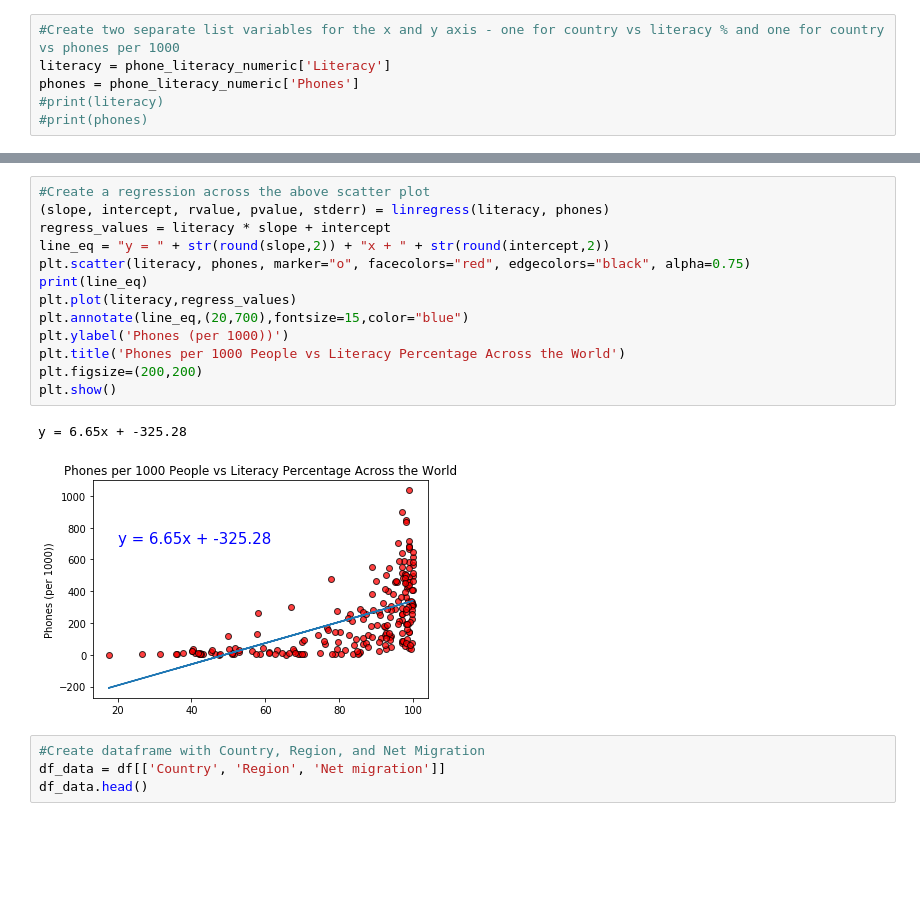
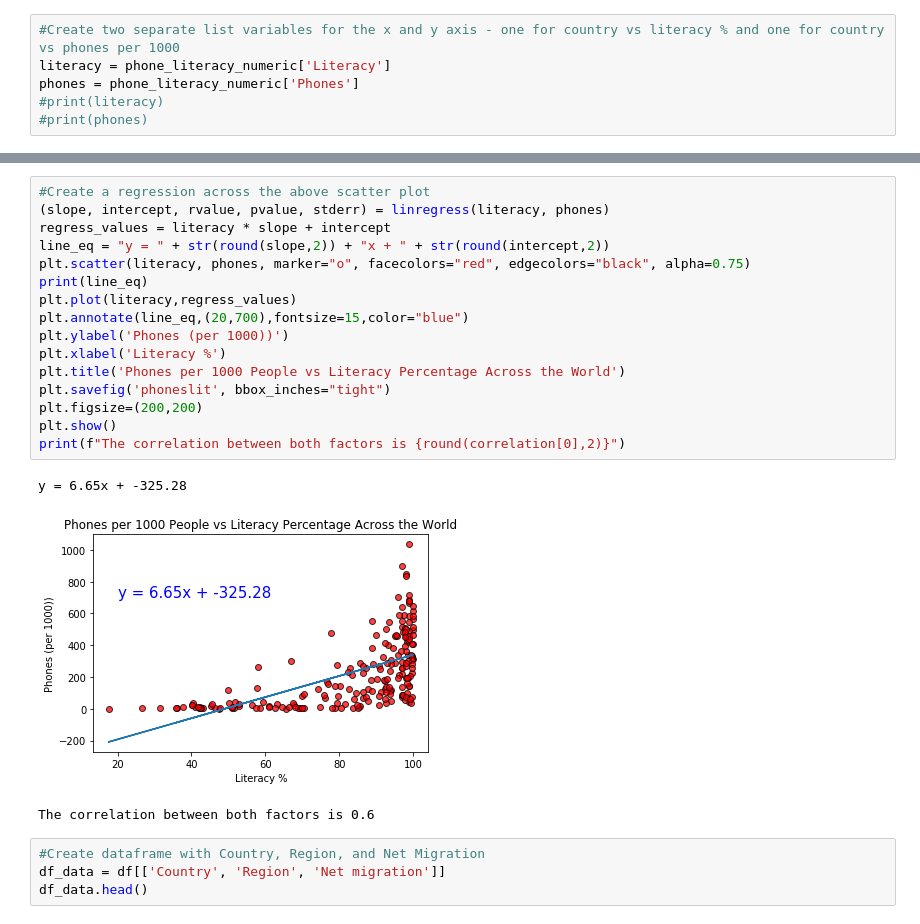
Before and after one commit to juliedundas/Country-Analysis, a Jupyter notebook: Project_1/project_1.ipynb, the cells around one changed output, grey strips where cells are left out. Cells and saved outputs as stored; diff of their text form; blank space fills up the shorter version.

```diff
--- a/Project_1/project_1.ipynb
+++ b/Project_1/project_1.ipynb
@@ -95,19 +111,23 @@ plt.show()
 # %%
 #Create a regression across the above scatter plot
 (slope, intercept, rvalue, pvalue, stderr) = linregress(literacy, phones)
 regress_values = literacy * slope + intercept
 line_eq = "y = " + str(round(slope,2)) + "x + " + str(round(intercept,2))
 plt.scatter(literacy, phones, marker="o", facecolors="red", edgecolors="black", alpha=0.75)
 print(line_eq)
 plt.plot(literacy,regress_values)
 plt.annotate(line_eq,(20,700),fontsize=15,color="blue")
 plt.ylabel('Phones (per 1000))')
+plt.xlabel('Literacy %')
 plt.title('Phones per 1000 People vs Literacy Percentage Across the World')
+plt.savefig('phoneslit', bbox_inches="tight")
 plt.figsize=(200,200)
 plt.show()
+print(f"The correlation between both factors is {round(correlation[0],2)}")
 # %% [output]
 y = 6.65x + -325.28
-[figure, old version]
+[figure, new version]
+The correlation between both factors is 0.6
 # %%
 #Create dataframe with Country, Region, and Net Migration
 df_data = df[['Country', 'Region', 'Net migration']]
```
Also changed, not shown: parts of 15 cells of this notebook, 6 other files.
